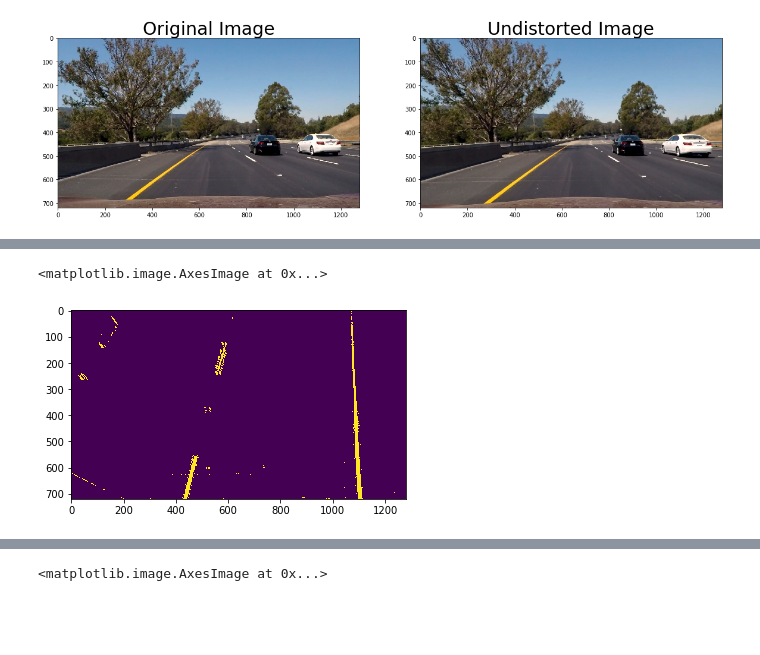
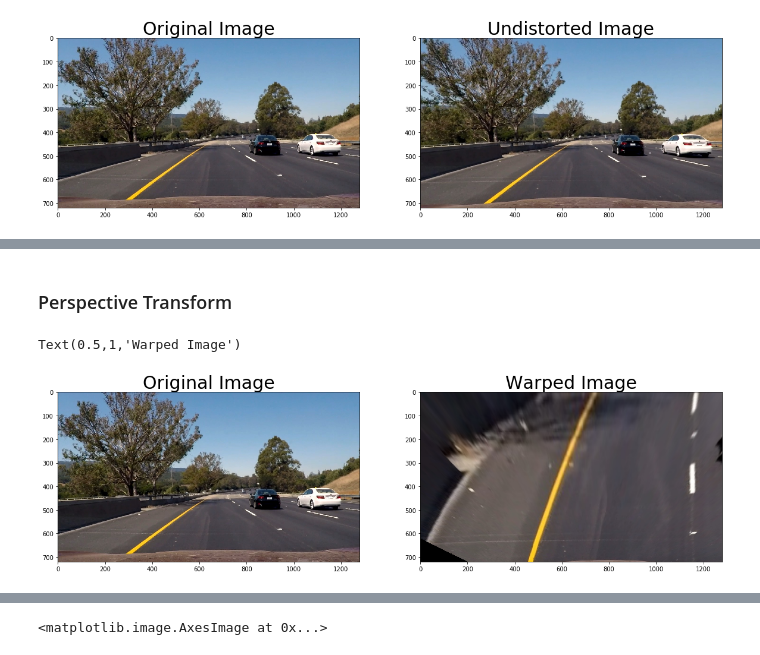
Before and after one commit to allaydesai/Advance-Lane-Finding, a Jupyter notebook: Main.ipynb, the cells around one changed output, grey strips where cells are left out. Saved outputs shown, nothing was run; the diff lists cells and outputs as text; code cells hidden in the pictures; blank space fills up the shorter version.

```diff
--- a/Main.ipynb
+++ b/Main.ipynb
@@ -69,16 +90,15 @@ def CalibrateCamera(images, nx=NX, ny=NY):
 
     return mtx, dist
 
-def warp(img, src=SRC_CRD, dst=DST_CRD):
-    # define calibvration box in source (original) and destination (desired or warped) coordinates
-    img_size = (img.shape[1], img.shape[0])
+def PerspectiveTransform(src=SRC_CRD, dst=DST_CRD):
+    # calibvration box in source (original) and destination (desired or warped) coordinates
     # Compute the perspective transform, M
     M = cv2.getPerspectiveTransform(src, dst)
     # Create warped image use Linear interpolation
     # Compute inverse also by swapping src and dst
     Minv = cv2.getPerspectiveTransform(dst, src)
-    warped = cv2.warpPerspective(img, M, img_size, flags=cv2.INTER_LINEAR)
-    return warped, Minv
+
+    return M, Minv
 
 def abs_sobel_thresh(img, orient='x', sobel_kernel=3, thresh=(0,255)):
 
@@ -201,9 +224,11 @@ pickle.dump( dist_pickle, open( "mtx_dist_pickle.p", "wb" ) )
 test_imgs = [cv2.cvtColor(cv2.imread(imFile), cv2.COLOR_BGR2RGB) for imFile in glob.glob('./test_images/*.jpg')]
 
 # Sample Undistortion
+imgs_undist = []
 for idx, img in enumerate(test_imgs):
     img_undist = cv2.undistort(img, mtx, dist, None, mtx)
-    cv2.imwrite('./test_images_output/test_undist_'+str(idx)+'.jpg',img_undist)
+    cv2.imwrite('./output_images/01_test_undist_img_'+str(idx)+'.jpg', cv2.cvtColor(img_undist, cv2.COLOR_BGR2RGB))
+    imgs_undist.append(img_undist)
 
 # Visualize undistortion
 f, (ax1, ax2) = plt.subplots(1, 2, figsize=(20,10))
@@ -229,6 +242,21 @@ plt.imshow(warped_img)
-# %%
-binary_warped = combined_threshold(warped_img)
-plt.imshow(binary_warped)
-# %% [output]
-<matplotlib.image.AxesImage at 0x...>
-[figure, removed]
+# %% [markdown]
+### Perspective Transform
+# %%
+# Sample Warp
+warped_imgs = []
+M, Minv = PerspectiveTransform()
+for idx, img in enumerate(imgs_undist):
+    img_size = (test_imgs[idx].shape[1], test_imgs[idx].shape[0])
+    warped_img = cv2.warpPerspective(img, M, img_size, flags=cv2.INTER_LINEAR)
+    cv2.imwrite('./output_images/02_test_warped_img_'+str(idx)+'.jpg', cv2.cvtColor(warped_img, cv2.COLOR_BGR2RGB))
+    warped_imgs.append(warped_img)
+
+# Visualize undistortion
+f, (ax1, ax2) = plt.subplots(1, 2, figsize=(20,10))
+ax1.imshow(test_imgs[-1])
+ax1.set_title('Original Image', fontsize=30)
+ax2.imshow(warped_img)
+ax2.set_title('Warped Image', fontsize=30)
+# %% [output]
+Text(0.5,1,'Warped Image')
+[figure, added]
```
Also changed, not shown: parts of 17 cells of this notebook, 53 other files.
